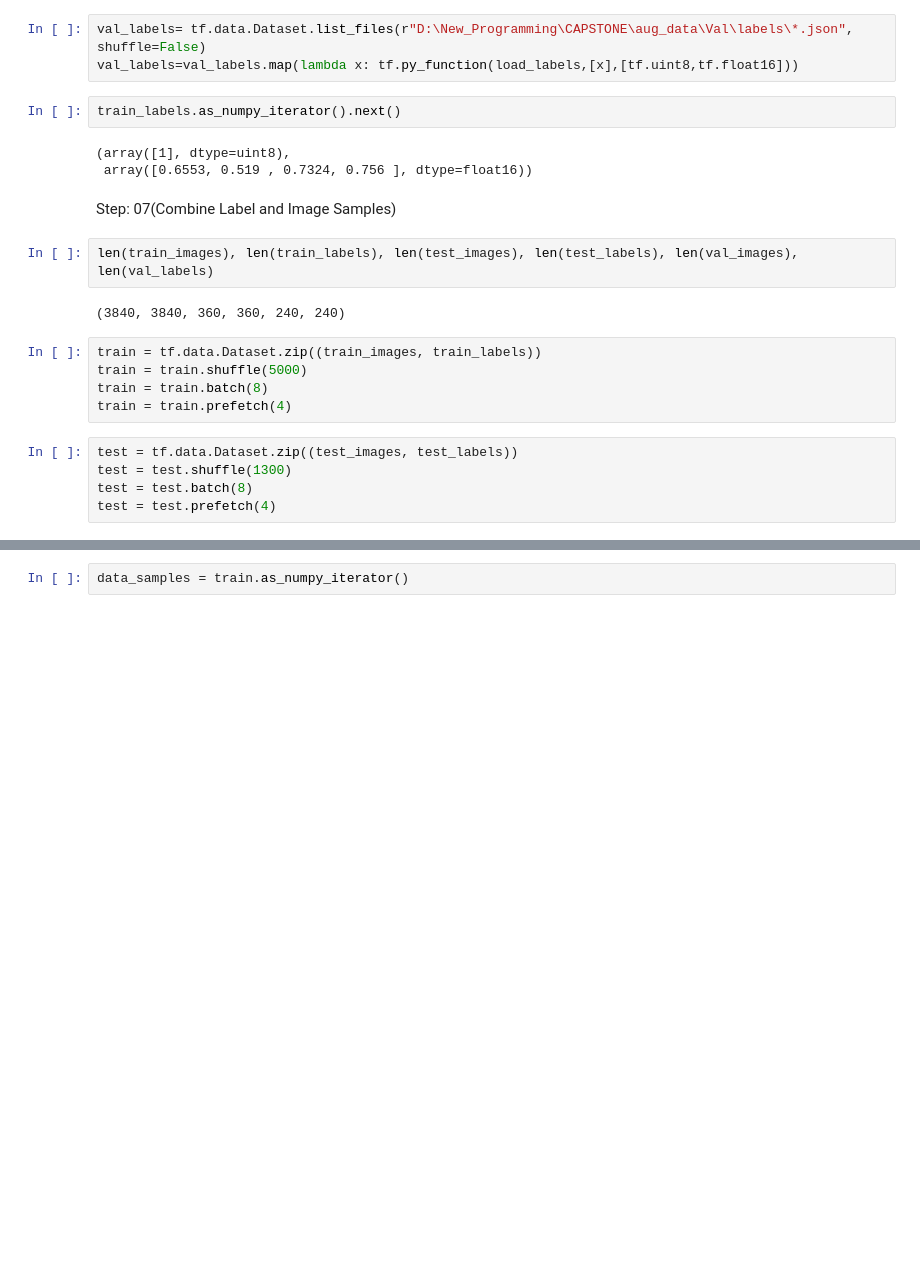
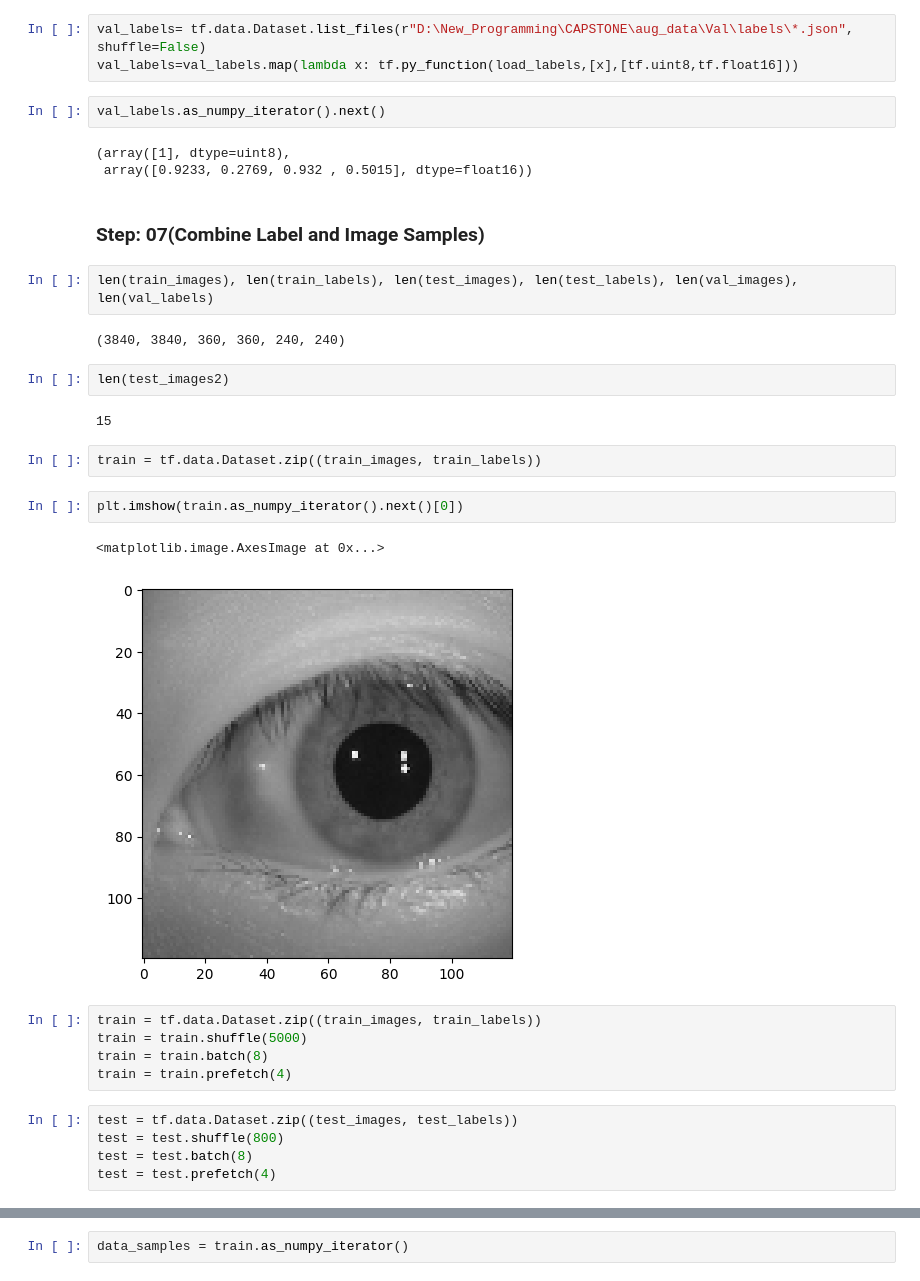
Before and after one commit to SubhadeepMal/CAPSTONE, a Jupyter notebook: self_model_train.ipynb, the cells around one changed output, grey strips where cells are left out. Saved outputs shown, nothing was run; the diff lists cells and outputs as text; blank space fills up the shorter version.

```diff
--- a/self_model_train.ipynb
+++ b/self_model_train.ipynb
@@ -365,16 +512,27 @@ test_labels = test_labels.map(lambda x: tf.py_function(load_labels, [x], [tf.uin
 val_labels= tf.data.Dataset.list_files(r"D:\New_Programming\CAPSTONE\aug_data\Val\labels\*.json", shuffle=False)
 val_labels=val_labels.map(lambda x: tf.py_function(load_labels,[x],[tf.uint8,tf.float16]))
 # %%
-train_labels.as_numpy_iterator().next()
+val_labels.as_numpy_iterator().next()
 # %% [output]
 (array([1], dtype=uint8),
- array([0.6553, 0.519 , 0.7324, 0.756 ], dtype=float16))
+ array([0.9233, 0.2769, 0.932 , 0.5015], dtype=float16))
 # %% [markdown]
-Step: 07(Combine Label and Image Samples)
+### Step: 07(Combine Label and Image Samples)
 # %%
 len(train_images), len(train_labels), len(test_images), len(test_labels), len(val_images), len(val_labels)
 # %% [output]
 (3840, 3840, 360, 360, 240, 240)
+# %%
+len(test_images2)
+# %% [output]
+15
+# %%
+train = tf.data.Dataset.zip((train_images, train_labels))
+# %%
+plt.imshow(train.as_numpy_iterator().next()[0])
+# %% [output]
+<matplotlib.image.AxesImage at 0x...>
+[figure, added]
 # %%
 train = tf.data.Dataset.zip((train_images, train_labels))
 train = train.shuffle(5000)
@@ -382,6 +540,6 @@ train = train.batch(8)
 train = train.prefetch(4)
 # %%
 test = tf.data.Dataset.zip((test_images, test_labels))
-test = test.shuffle(1300)
+test = test.shuffle(800)
 test = test.batch(8)
 test = test.prefetch(4)
```
Also changed, not shown: parts of 106 cells of this notebook.
